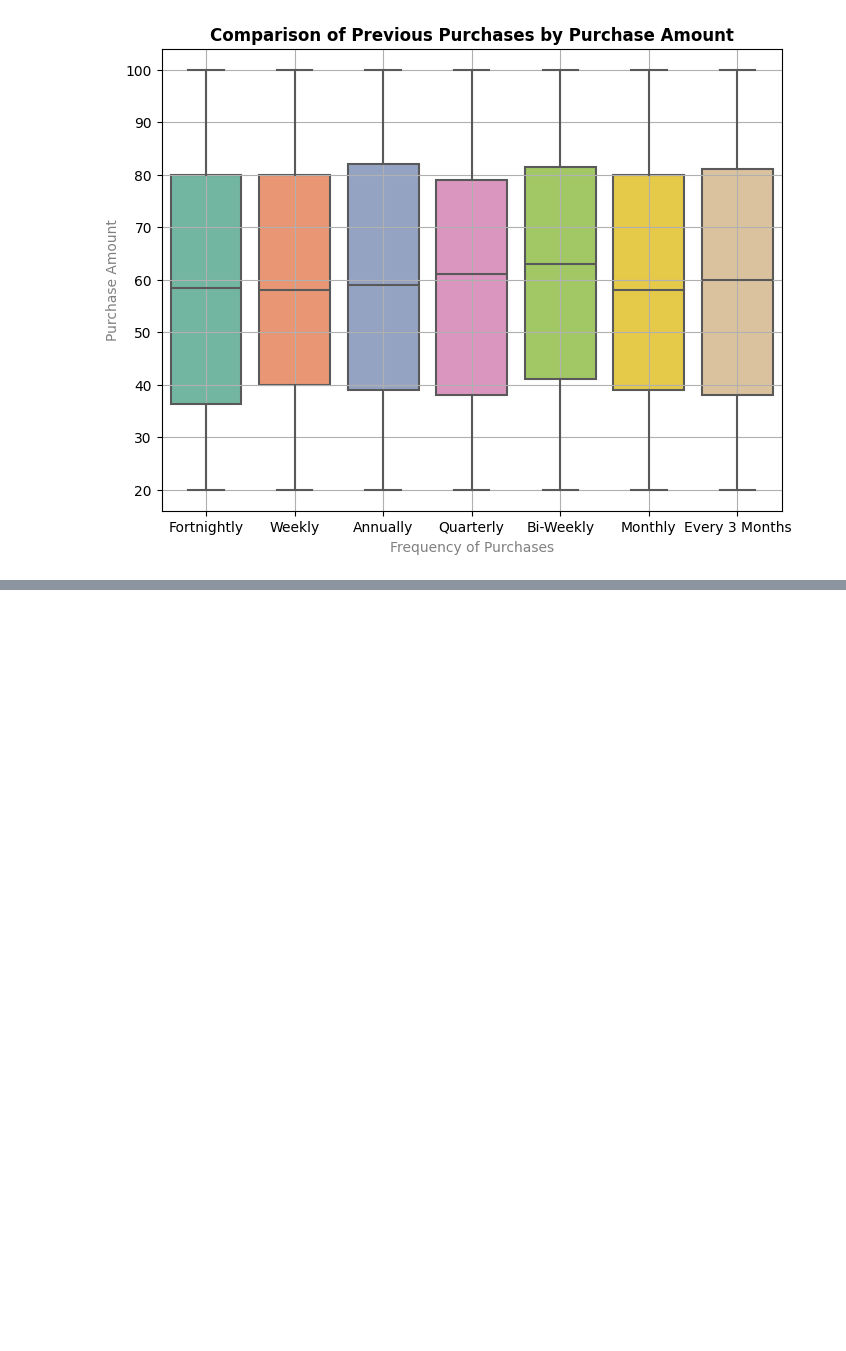
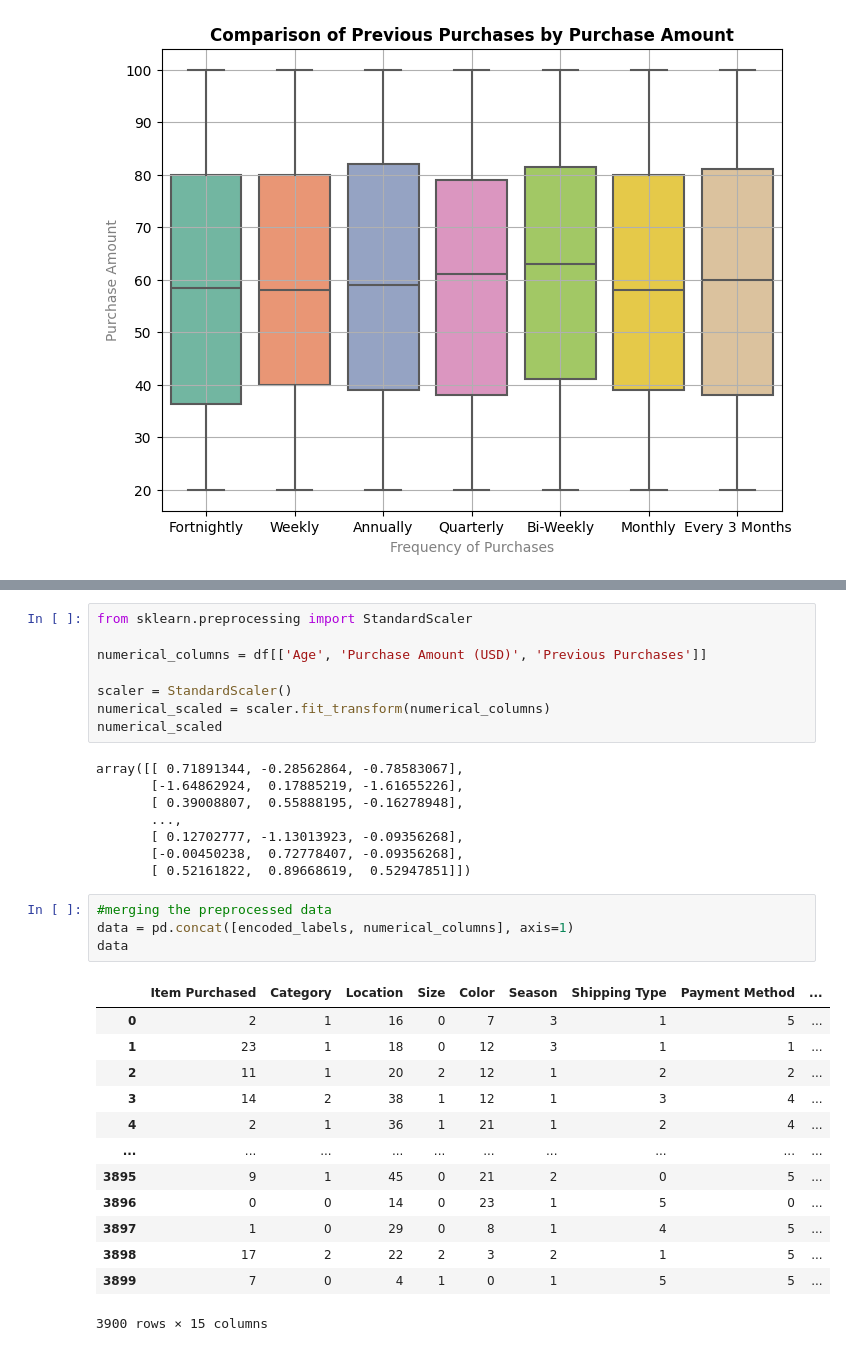
Before and after one commit to Murega14/customer_shopping_trends, a Jupyter notebook: index.ipynb, the cells around one changed output, grey strips where cells are left out. Cells and saved outputs as stored; diff of their text form; blank space fills up the shorter version.

```diff
--- a/index.ipynb
+++ b/index.ipynb
@@ -558,0 +620,34 @@ plt.show()
+# %%
+from sklearn.preprocessing import StandardScaler
+
+numerical_columns = df[['Age', 'Purchase Amount (USD)', 'Previous Purchases']]
+
+scaler = StandardScaler()
+numerical_scaled = scaler.fit_transform(numerical_columns)
+numerical_scaled
+# %% [output]
+array([[ 0.71891344, -0.28562864, -0.78583067],
+       [-1.64862924,  0.17885219, -1.61655226],
+       [ 0.39008807,  0.55888195, -0.16278948],
+       ...,
+       [ 0.12702777, -1.13013923, -0.09356268],
+       [-0.00450238,  0.72778407, -0.09356268],
+       [ 0.52161822,  0.89668619,  0.52947851]])
+# %%
+#merging the preprocessed data
+data = pd.concat([encoded_labels, numerical_columns], axis=1)
+data
+# %% [output]
+|  | Item Purchased | Category | Location | Size | Color | Season | Shipping Type | Payment Method | ... |
+| 0 | 2 | 1 | 16 | 0 | 7 | 3 | 1 | 5 | ... |
+| 1 | 23 | 1 | 18 | 0 | 12 | 3 | 1 | 1 | ... |
+| 2 | 11 | 1 | 20 | 2 | 12 | 1 | 2 | 2 | ... |
+| 3 | 14 | 2 | 38 | 1 | 12 | 1 | 3 | 4 | ... |
+| 4 | 2 | 1 | 36 | 1 | 21 | 1 | 2 | 4 | ... |
+| ... | ... | ... | ... | ... | ... | ... | ... | ... | ... |
+| 3895 | 9 | 1 | 45 | 0 | 21 | 2 | 0 | 5 | ... |
+| 3896 | 0 | 0 | 14 | 0 | 23 | 1 | 5 | 0 | ... |
+| 3897 | 1 | 0 | 29 | 0 | 8 | 1 | 4 | 5 | ... |
+| 3898 | 17 | 2 | 22 | 2 | 3 | 2 | 1 | 5 | ... |
+| 3899 | 7 | 0 | 4 | 1 | 0 | 1 | 5 | 5 | ... |
+3900 rows × 15 columns
```
Also changed, not shown: parts of 11 cells of this notebook.
